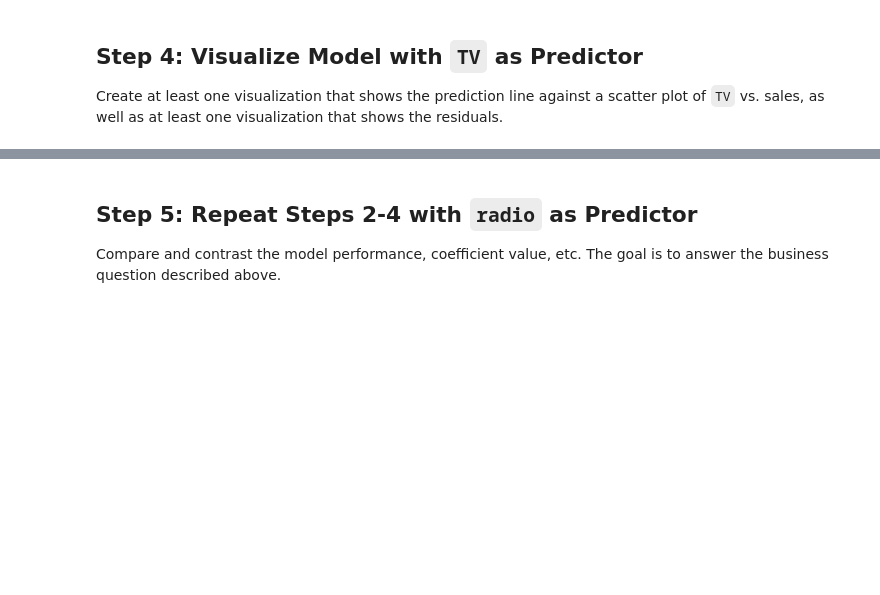
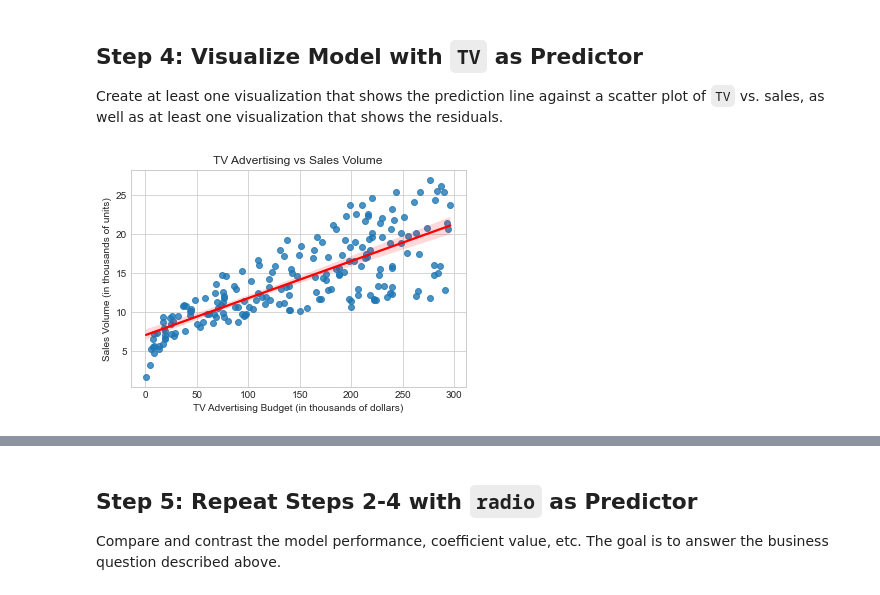
Before and after one commit to woodenikki/dsc-linear-regression-statsmodels-lab, a Jupyter notebook: index.ipynb, the cells around one changed output, grey strips where cells are left out. Saved outputs shown, nothing was run; the diff lists cells and outputs as text; code cells hidden in the pictures; blank space fills up the shorter version.

```diff
--- a/index.ipynb
+++ b/index.ipynb
@@ -127,0 +195,9 @@ Create at least one visualization that shows the prediction line against a scatt
+# %%
+# Plot the model fit (scatter plot and regression line)
+sns.regplot(x=df['TV'], y=df['sales'], data=df, line_kws={'color': 'r'})
+plt.title('TV Advertising vs Sales Volume')
+plt.xlabel('TV Advertising Budget (in thousands of dollars)')
+plt.ylabel('Sales Volume (in thousands of units)')
+plt.show()
+# %% [output]
+[figure, added]
```
Also changed, not shown: parts of 26 cells of this notebook.
